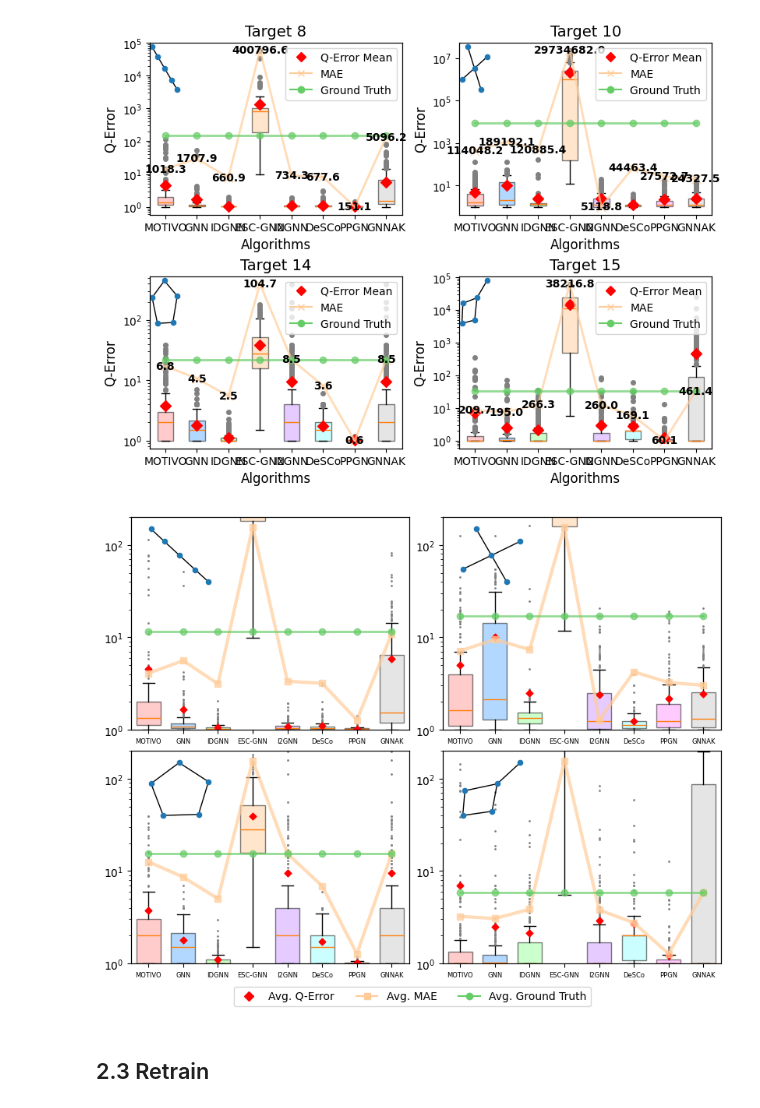
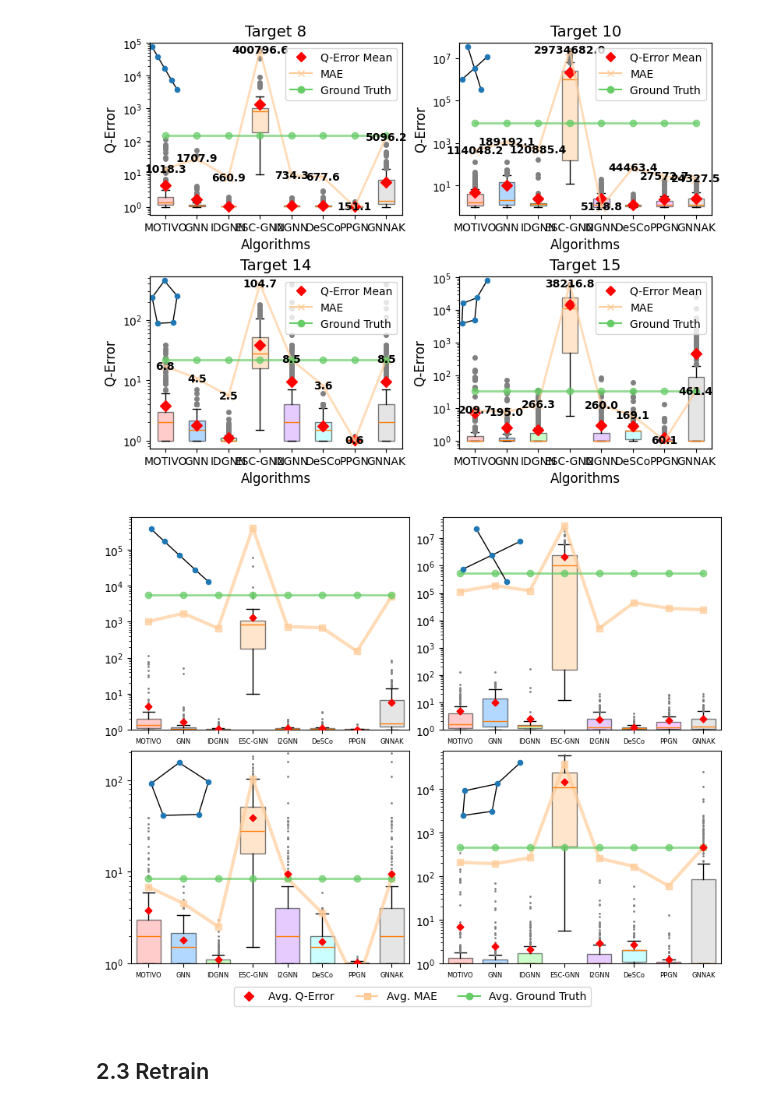
Before and after one commit to zxj0302/MLSC, a Jupyter notebook: painter.ipynb, the cells around one changed output. Cells and saved outputs as stored; diff of their text form; code cells hidden in the pictures.

```diff
--- a/painter.ipynb
+++ b/painter.ipynb
@@ -198,7 +198,7 @@ def get_training_time(dataset, alg):
                 if training_time is None:
                     return None
                 training_time = 2000 * training_time / 3600 / 300
-            return training_time
+            return training_time/29*60
         except:
             return None
     else:
@@ -214,7 +214,7 @@ def get_training_time(dataset, alg):
                 return None
             training_time = 19 * hop_times[0] + 3 * hop_times[1] + 6 * hop_times[2] + 1 * hop_times[3]
             training_time = 200 * training_time / 3600
-            return training_time
+            return training_time/29*60
         except:
             return None
 # %%
@@ -807,10 +829,31 @@ for i, (target, ax) in enumerate(zip(selected_targets, axes)):
     ax.grid(False)
 
     # Twin axes for MAE and Ground Truth
-    ax2 = ax.twinx()
-    ax2.set_yscale('log')
+    # ax2 = ax.twinx()
+    # ax2.set_yscale('log')
 
-    mae_line = ax2.plot(
+    # mae_line = ax2.plot(
+    #     range(len(algs)),
+    #     mae_data,
+    #     color='#FFCC99',
+    #     marker='s',
+    #     linewidth=3,
+    #     markersize=6,
+    #     alpha=0.7,
+    #     label='MAE'  # Temporarily adding label
+    # )[0]
+
+    # gt_line = ax2.plot(
+    #     range(len(algs)),
+    #     gt_data,
+    #     color='#66CC66',
+    #     marker='o',
+    #     linewidth=2,
+    #     markersize=6,
+    #     alpha=0.7,
+    #     label='Avg. Ground Truth'  # Temporarily adding label
+    # )[0]
+    mae_line = ax.plot(
         range(len(algs)),
         mae_data,
         color='#FFCC99',
@@ -821,7 +864,7 @@ for i, (target, ax) in enumerate(zip(selected_targets, axes)):
         label='MAE'  # Temporarily adding label
     )[0]
 
-    gt_line = ax2.plot(
+    gt_line = ax.plot(
         range(len(algs)),
         gt_data,
         color='#66CC66',
@@ -831,6 +874,9 @@ for i, (target, ax) in enumerate(zip(selected_targets, axes)):
         alpha=0.7,
         label='Avg. Ground Truth'  # Temporarily adding label
     )[0]
+
+    # set the y-axis limit to 10*Max(mae_data)
+    ax.set_ylim(0,2*np.max(mae_data))
 
     # Add pattern inset
     ax_pattern = ax.inset_axes([0.05, 0.67, 0.25, 0.3])
@@ -848,12 +894,12 @@ for i, (target, ax) in enumerate(zip(selected_targets, axes)):
     # ax.set_title(f'Target {target}', fontsize=14)
     # ax.set_xlabel('Algorithms', fontsize=12)
     # ax.set_ylabel('Q-Error', fontsize=12)
-    ax2.set_ylabel('MAE / Ground Truth', fontsize=12)
+    # ax2.set_ylabel('MAE / Ground Truth', fontsize=12)
 
     # Set x-ticks
     ax.set_xticks(range(len(algs)))
     ax.set_xticklabels(algs, fontsize=6, ha='center')
-    ax2.yaxis.set_visible(False)
+    # ax2.yaxis.set_visible(False)
 
 # Define legend handles (only once)
 handles = [
@@ -862,34 +908,34 @@ handles = [
         color='red', marker='D', linestyle='None',
         markersize=6, label='Avg. Q-Error'
     ),
     plt.Line2D(
         [], [],
         color='#FFCC99', marker='s', linestyle='-',
         markersize=6, label='Avg. MAE'
     ),
     plt.Line2D(
         [], [],
         color='#66CC66', marker='o', linestyle='-',
         markersize=6, label='Avg. Ground Truth'
     )
 ]
 
 # Add a single legend to the top of the figure
 fig.legend(
     handles=handles,
     loc='upper center',
     ncol=3,
     fontsize=10,
     bbox_to_anchor=(0.5, 0)  # Adjust the y-coordinate as needed
 )
 
 # Save the plot
 plt.savefig('plots/final/few_shot_boxplot.pdf', bbox_inches='tight')
 
 # Display the plot
 plt.show()
 # %% [output]
-[figure, old version]
+[figure, new version]
 # %% [markdown]
 ## 2.3 Retrain
 # %%
```
Also changed, not shown: parts of 4 cells of this notebook.
